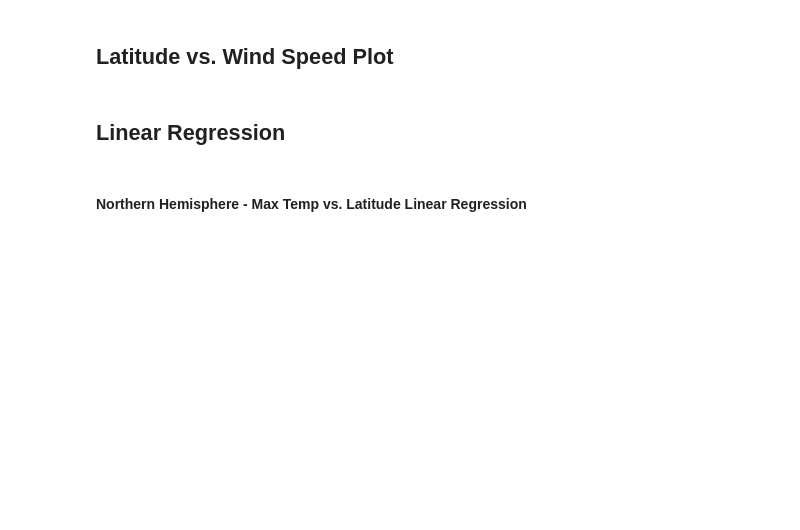
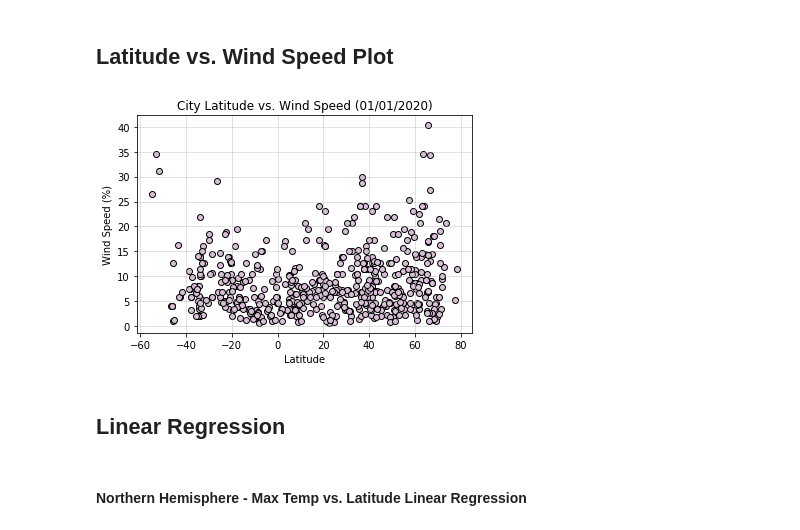
Before and after one commit to brittanyaylia/python-api-challenge, a Jupyter notebook: WeatherPy/WeatherPy.ipynb, the cells around one changed output. Drawn from its saved outputs; the diff is of its cells as text; code cells hidden in the pictures; blank space fills up the shorter version.

```diff
--- a/WeatherPy/WeatherPy.ipynb
+++ b/WeatherPy/WeatherPy.ipynb
@@ -152,4 +234,18 @@ Skip this step if there are no cities that have humidity > 100%.
 # %% [markdown]
 ## Latitude vs. Wind Speed Plot
+# %%
+#lat vs. wind scatter plot
+plt.scatter(cities_clean["Latitude"], cities_clean["Wind"], facecolor = "thistle", edgecolor = "black")
+
+#plot formatting
+plt.title("City Latitude vs. Wind Speed (01/01/2020)")
+plt.xlabel("Latitude")
+plt.ylabel("Wind Speed (%)")
+plt.grid(linestyle="-", linewidth=0.5, alpha=.75)
+
+#save figure
+plt.savefig("../output_data/City Latitude vs Wind Speed.png")
+# %% [output]
+[figure, added]
 # %% [markdown]
 ## Linear Regression
```
Also changed, not shown: parts of 22 cells of this notebook, 13 other files.
